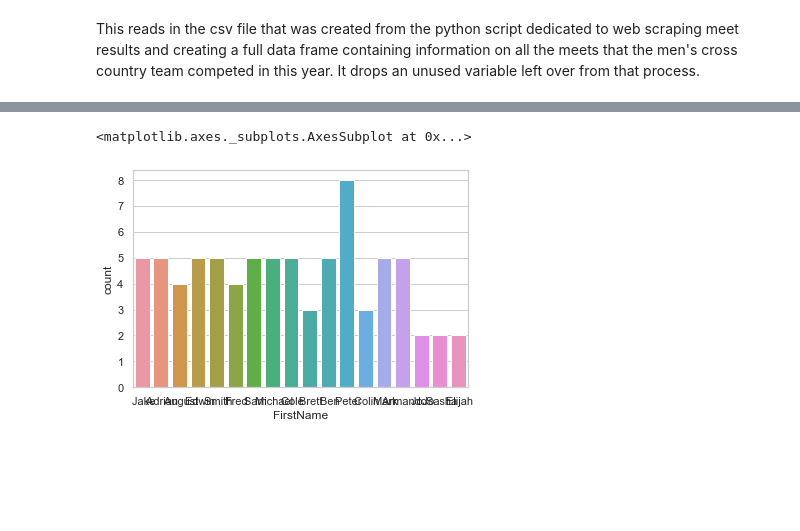
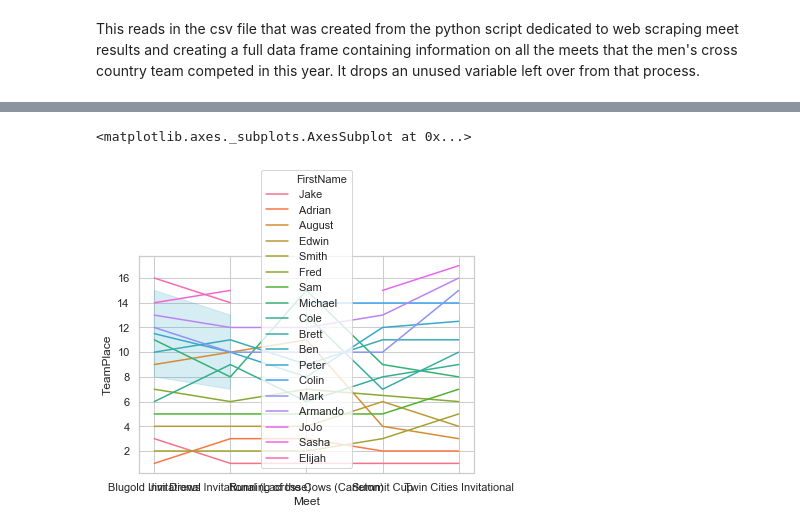
Before and after one commit to ereyesherrera/web_scraping_project, a Jupyter notebook: MACXC_dataViz.ipynb, the cells around one changed output, grey strips where cells are left out. Saved outputs shown, nothing was run; the diff lists cells and outputs as text; code cells hidden in the pictures; blank space fills up the shorter version.

Commit message:
New graph to show places for each runner across meets

```diff
--- a/MACXC_dataViz.ipynb
+++ b/MACXC_dataViz.ipynb
@@ -31,6 +25,6 @@ MeetInfo.style
 # %%
 sns.set(style="whitegrid")
-sns.countplot(x="FirstName", data=MeetInfo)
+sns.lineplot(x="Meet", y="TeamPlace", hue = "FirstName", data=MeetInfo)
 # %% [output]
 <matplotlib.axes._subplots.AxesSubplot at 0x...>
-[figure, old version]
+[figure, new version]
```
Also changed, not shown: parts of 1 cell of this notebook.
